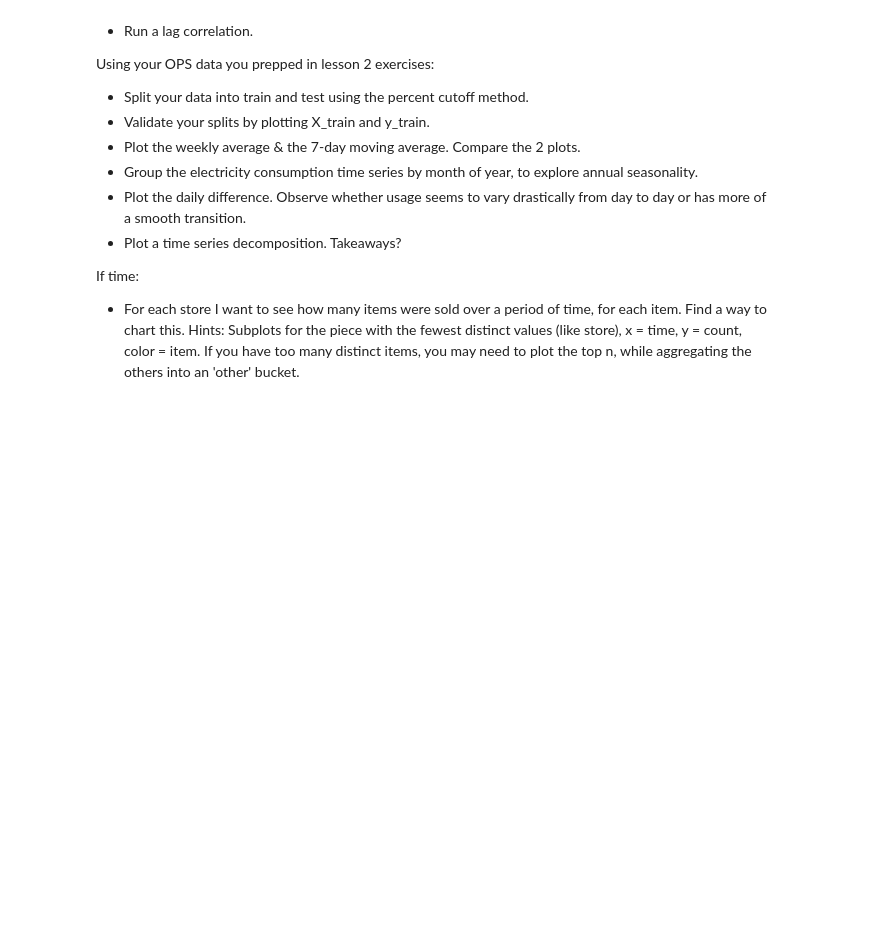
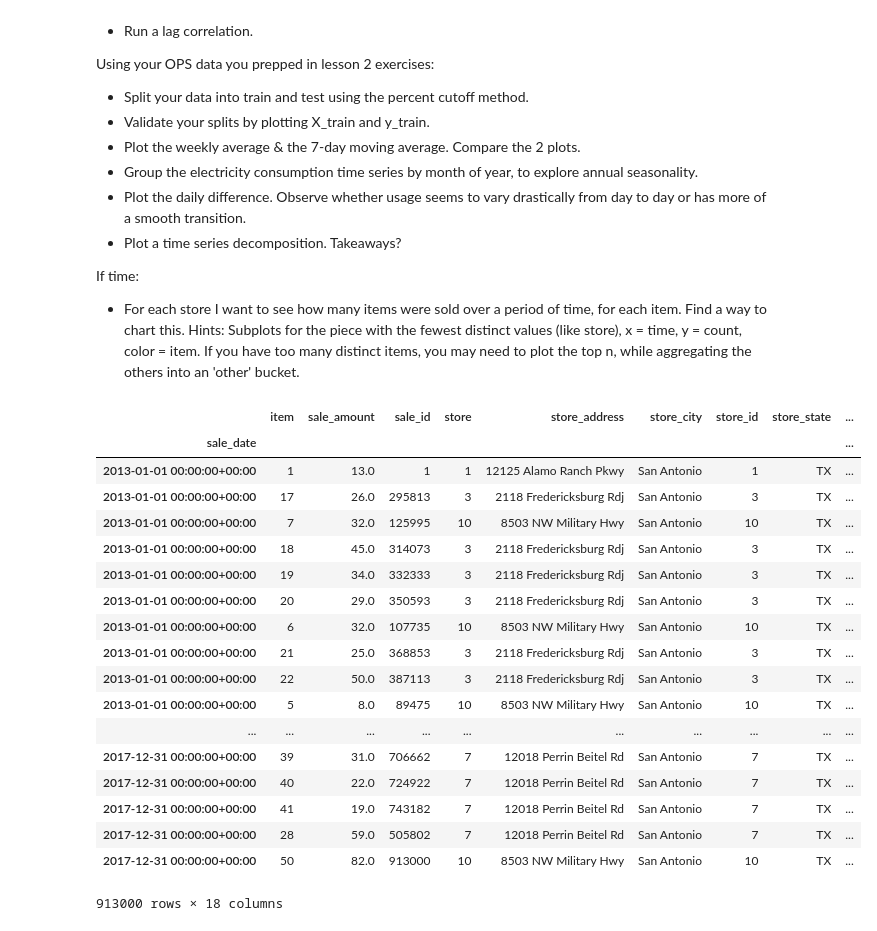
Before and after one commit to misty-garcia/ds-methodologies-exercises, a Jupyter notebook: time_series/explore-exercise.ipynb, the cells around one changed output. Saved outputs shown, nothing was run; the diff lists cells and outputs as text; code cells hidden in the pictures; blank space fills up the shorter version.

```diff
--- a/time_series/explore-exercise.ipynb
+++ b/time_series/explore-exercise.ipynb
@@ -22,3 +27,28 @@ Using your OPS data you prepped in lesson 2 exercises:
 
 If time:
 - For each store I want to see how many items were sold over a period of time, for each item. Find a way to chart this. Hints: Subplots for the piece with the fewest distinct values (like store), x = time, y = count, color = item. If you have too many distinct items, you may need to plot the top n, while aggregating the others into an 'other' bucket.
+# %%
+df = acquire.combine_dfs()
+df = prepare.prep_store_data(df)
+# %%
+df
+# %% [output]
+|  | item | sale_amount | sale_id | store | store_address | store_city | store_id | store_state | ... |
+| sale_date |  |  |  |  |  |  |  |  | ... |
+| 2013-01-01 00:00:00+00:00 | 1 | 13.0 | 1 | 1 | 12125 Alamo Ranch Pkwy | San Antonio | 1 | TX | ... |
+| 2013-01-01 00:00:00+00:00 | 17 | 26.0 | 295813 | 3 | 2118 Fredericksburg Rdj | San Antonio | 3 | TX | ... |
+| 2013-01-01 00:00:00+00:00 | 7 | 32.0 | 125995 | 10 | 8503 NW Military Hwy | San Antonio | 10 | TX | ... |
+| 2013-01-01 00:00:00+00:00 | 18 | 45.0 | 314073 | 3 | 2118 Fredericksburg Rdj | San Antonio | 3 | TX | ... |
+| 2013-01-01 00:00:00+00:00 | 19 | 34.0 | 332333 | 3 | 2118 Fredericksburg Rdj | San Antonio | 3 | TX | ... |
+| 2013-01-01 00:00:00+00:00 | 20 | 29.0 | 350593 | 3 | 2118 Fredericksburg Rdj | San Antonio | 3 | TX | ... |
+| 2013-01-01 00:00:00+00:00 | 6 | 32.0 | 107735 | 10 | 8503 NW Military Hwy | San Antonio | 10 | TX | ... |
+| 2013-01-01 00:00:00+00:00 | 21 | 25.0 | 368853 | 3 | 2118 Fredericksburg Rdj | San Antonio | 3 | TX | ... |
+| 2013-01-01 00:00:00+00:00 | 22 | 50.0 | 387113 | 3 | 2118 Fredericksburg Rdj | San Antonio | 3 | TX | ... |
+| 2013-01-01 00:00:00+00:00 | 5 | 8.0 | 89475 | 10 | 8503 NW Military Hwy | San Antonio | 10 | TX | ... |
+| ... | ... | ... | ... | ... | ... | ... | ... | ... | ... |
+| 2017-12-31 00:00:00+00:00 | 39 | 31.0 | 706662 | 7 | 12018 Perrin Beitel Rd | San Antonio | 7 | TX | ... |
+| 2017-12-31 00:00:00+00:00 | 40 | 22.0 | 724922 | 7 | 12018 Perrin Beitel Rd | San Antonio | 7 | TX | ... |
+| 2017-12-31 00:00:00+00:00 | 41 | 19.0 | 743182 | 7 | 12018 Perrin Beitel Rd | San Antonio | 7 | TX | ... |
+| 2017-12-31 00:00:00+00:00 | 28 | 59.0 | 505802 | 7 | 12018 Perrin Beitel Rd | San Antonio | 7 | TX | ... |
+| 2017-12-31 00:00:00+00:00 | 50 | 82.0 | 913000 | 10 | 8503 NW Military Hwy | San Antonio | 10 | TX | ... |
+913000 rows × 18 columns
```
Also changed, not shown: parts of 10 cells of this notebook, 1 other file.
